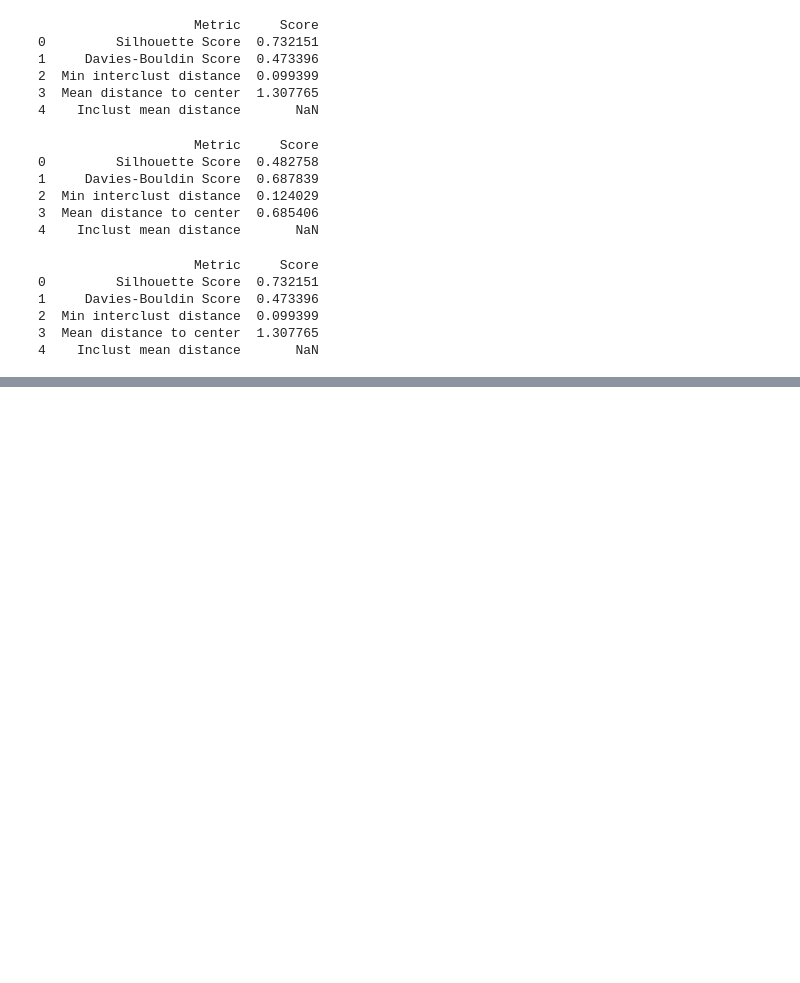
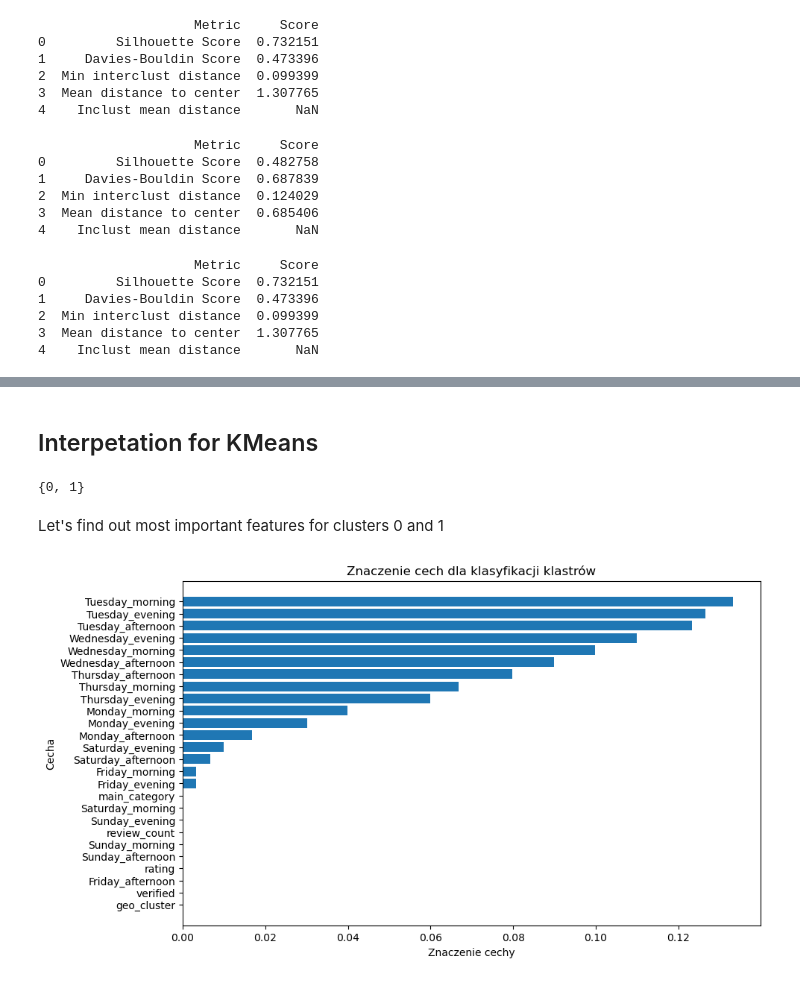
Before and after one commit to katarzynarogalska/LocationIntelligence-clustering, a Jupyter notebook: Location_Model_Building.ipynb, the cells around one changed output, grey strips where cells are left out. Drawn from its saved outputs; the diff is of its cells as text; code cells hidden in the pictures; blank space fills up the shorter version.

```diff
--- a/Location_Model_Building.ipynb
+++ b/Location_Model_Building.ipynb
@@ -589,0 +614,43 @@ create_report_for_PCA(model,reduced_df)
+# %%
+def assign_cluster_labels(model, data): #model must be fit!
+    labels = model.labels_
+    df_with_labels = pd.DataFrame(data, columns=data.columns)
+    df_with_labels['cluster_label'] = labels
+    return df_with_labels
+# %% [markdown]
+## Interpetation for KMeans
+# %%
+model = KMeans(n_clusters=2)
+df = train_df3
+model.fit(train_df3)
+
+k_mean_labeled1 = assign_cluster_labels(model,train_df3)
+print(set(model.labels_))
+# %% [output]
+{0, 1}
+# %% [markdown]
+Let's find out most important features for clusters 0 and 1
+# %%
+from sklearn.ensemble import RandomForestClassifier
+import matplotlib.pyplot as plt
+
+
+y0 = k_mean_labeled1['cluster_label']
+X0=k_mean_labeled1.drop(columns=['cluster_label'])
+
+rf = RandomForestClassifier(n_estimators=300, random_state=42)
+rf.fit(X0,y0)
+importances = rf.feature_importances_
+features = X0.columns
+
+feature_importances = pd.DataFrame({'feature': features, 'importance': importances})
+feature_importances = feature_importances.sort_values(by='importance', ascending=False)
+plt.figure(figsize=(10, 6))
+plt.barh(feature_importances['feature'], feature_importances['importance'])
+plt.xlabel('Znaczenie cechy')
+plt.ylabel('Cecha')
+plt.title('Znaczenie cech dla klasyfikacji klastrów')
+plt.gca().invert_yaxis()
+plt.show()
+# %% [output]
+[figure, added]
```
Also changed, not shown: parts of 27 cells of this notebook, 1 other file.
